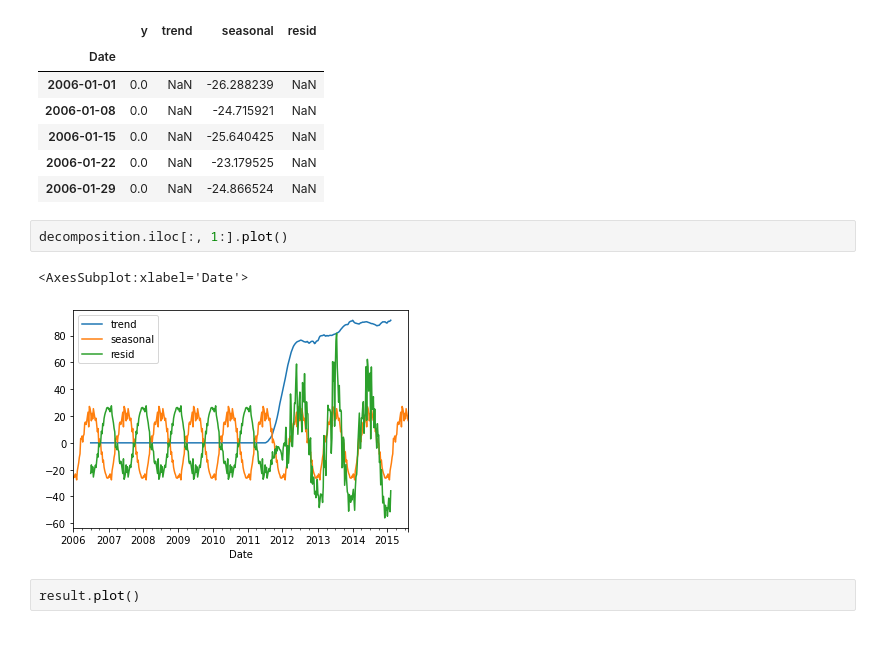
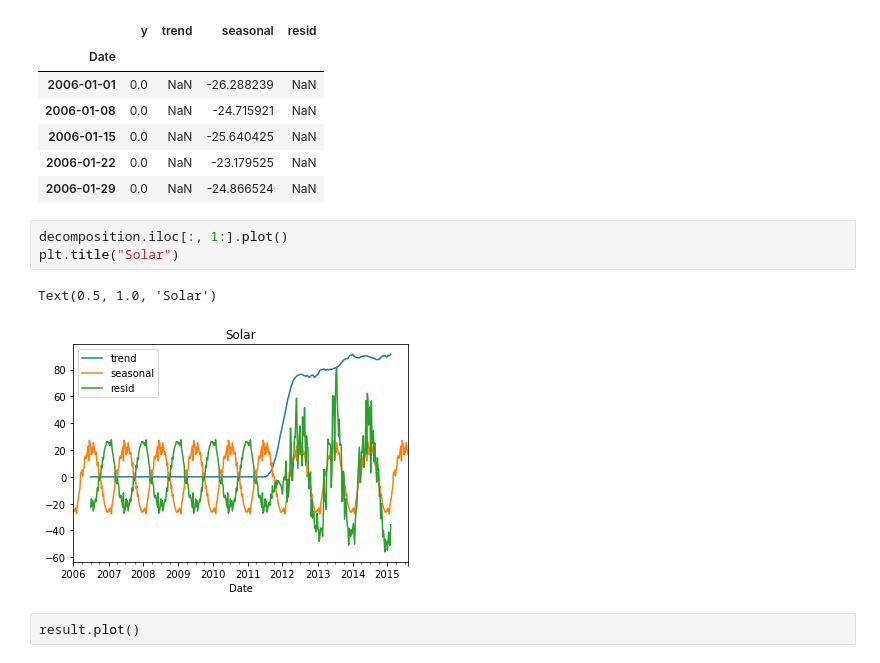
Before and after one commit to veronica-f-reyes/time-series-exercises, a Jupyter notebook: explore.ipynb, the cells around one changed output. Cells and saved outputs as stored; diff of their text form.

```diff
--- a/explore.ipynb
+++ b/explore.ipynb
@@ -502,9 +504,10 @@ See the caveats in the documentation: https://pandas.pydata.org/pandas-docs/stab
 | 2006-01-29 | 0.0 | NaN | -24.866524 | NaN |
 # %%
 decomposition.iloc[:, 1:].plot()
+plt.title("Solar")
 # %% [output]
-<AxesSubplot:xlabel='Date'>
+Text(0.5, 1.0, 'Solar')
-[figure, old version]
+[figure, new version]
 # %%
 result.plot()
 # %% [output]
```
Also changed, not shown: parts of 3 cells of this notebook, 2 other files.
